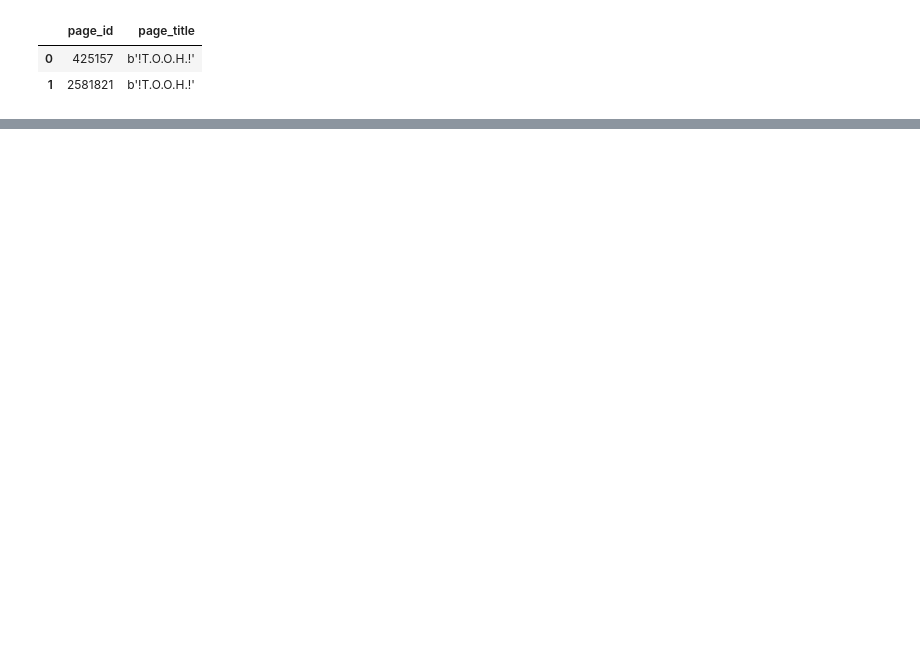
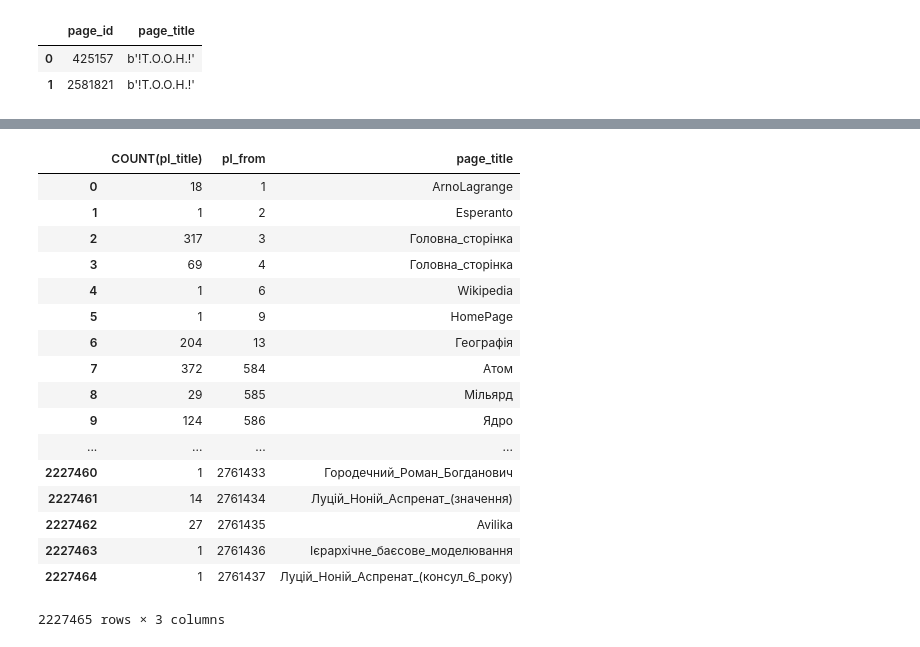
Before and after one commit to Houd1ny/FutureOfWikipedia, a Jupyter notebook: Incoming_and_outcoming_links.ipynb, the cells around one changed output, grey strips where cells are left out. Saved outputs shown, nothing was run; the diff lists cells and outputs as text; code cells hidden in the pictures; blank space fills up the shorter version.

```diff
--- a/Incoming_and_outcoming_links.ipynb
+++ b/Incoming_and_outcoming_links.ipynb
@@ -101,0 +138,23 @@ all_outcoming
+# %%
+all_outcoming['page_title'] = all_outcoming['page_title'].str.decode('utf-8')
+# %%
+all_outcoming
+# %% [output]
+|  | COUNT(pl_title) | pl_from | page_title |
+| 0 | 18 | 1 | ArnoLagrange |
+| 1 | 1 | 2 | Esperanto |
+| 2 | 317 | 3 | Головна_сторінка |
+| 3 | 69 | 4 | Головна_сторінка |
+| 4 | 1 | 6 | Wikipedia |
+| 5 | 1 | 9 | HomePage |
+| 6 | 204 | 13 | Географія |
+| 7 | 372 | 584 | Атом |
+| 8 | 29 | 585 | Мільярд |
+| 9 | 124 | 586 | Ядро |
+| ... | ... | ... | ... |
+| 2227460 | 1 | 2761433 | Городечний_Роман_Богданович |
+| 2227461 | 14 | 2761434 | Луцій_Ноній_Аспренат_(значення) |
+| 2227462 | 27 | 2761435 | Avilika |
+| 2227463 | 1 | 2761436 | Ієрархічне_баєсове_моделювання |
+| 2227464 | 1 | 2761437 | Луцій_Ноній_Аспренат_(консул_6_року) |
+2227465 rows × 3 columns
```
Also changed, not shown: parts of 15 cells of this notebook, 1 other file.
